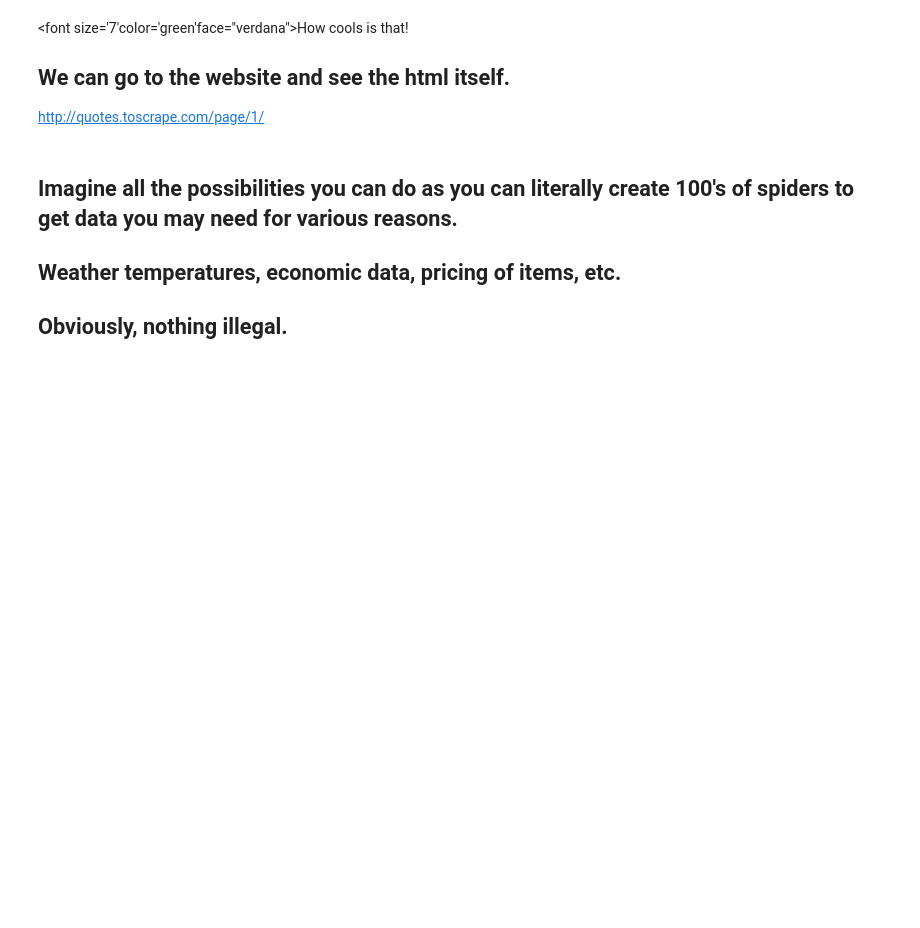
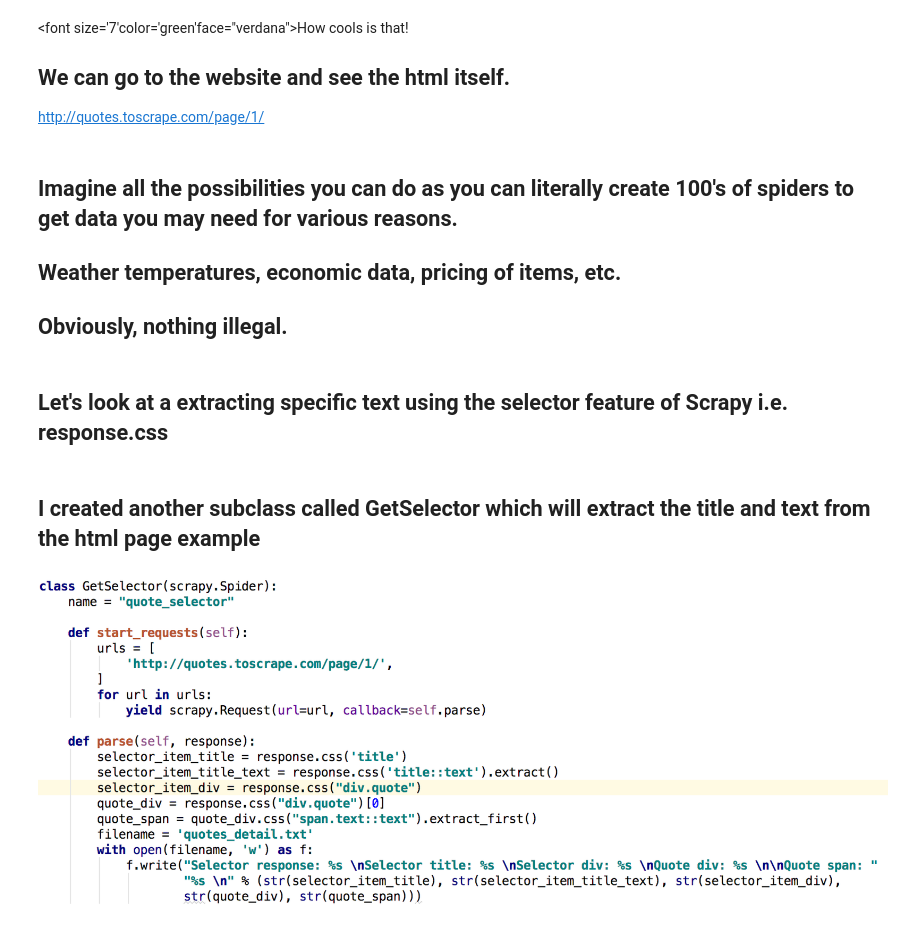
Before and after one commit to edemirhan/dfw_scrapy_talk, a Jupyter notebook: Scrapy_talk.ipynb, the cells around one changed output. Saved outputs shown, nothing was run; the diff lists cells and outputs as text; code cells hidden in the pictures; blank space fills up the shorter version.

Commit message:
add selectors

```diff
--- a/Scrapy_talk.ipynb
+++ b/Scrapy_talk.ipynb
@@ -176,3 +176,11 @@ http://quotes.toscrape.com/page/1/
 ## Imagine all the possibilities you can do as you can literally create 100's of spiders to get data you may need for various reasons.
 ## Weather temperatures, economic data, pricing of items, etc.
 ## Obviously, nothing illegal.
+# %% [markdown]
+## Let's look at a extracting specific text using the selector feature of Scrapy i.e. response.css
+# %% [markdown]
+## I created another subclass called GetSelector which will extract the title and text from the html page example
+# %%
+Image(filename='../GetSelector Class.png')
+# %% [output]
+[figure, added]
```
Also changed, not shown: parts of 4 cells of this notebook, 2 other files.
